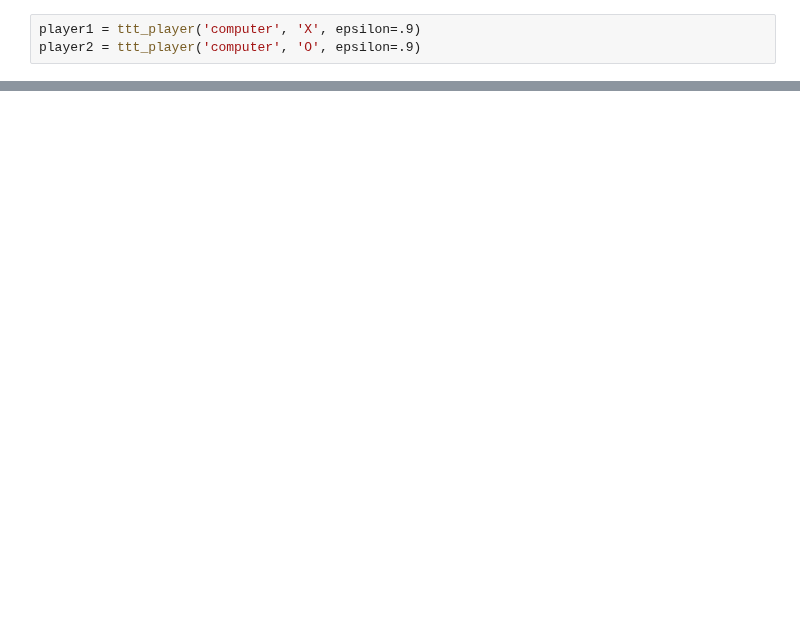
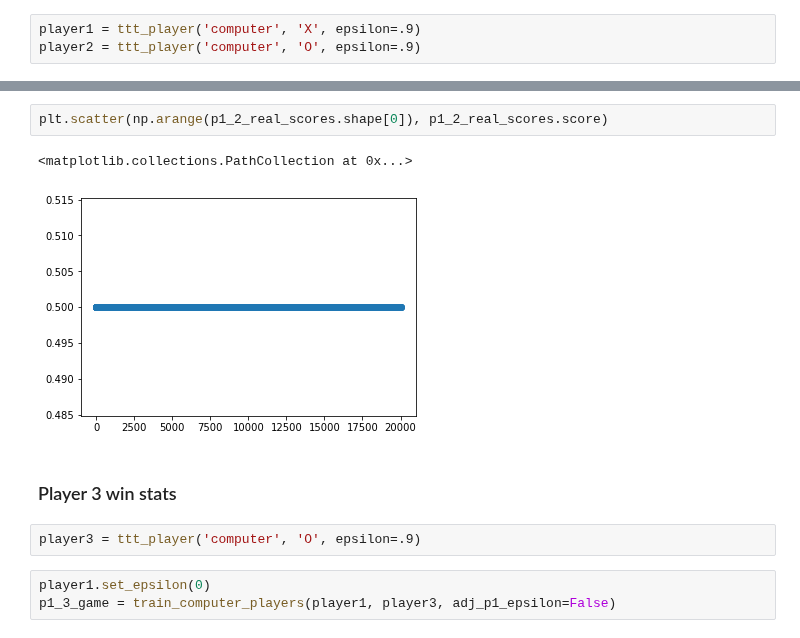
Before and after one commit to zeromh/tic_tac_toe_RI, a Jupyter notebook: tic_tac_toe_RL.ipynb, the cells around one changed output, grey strips where cells are left out. Cells and saved outputs as stored; diff of their text form; blank space fills up the shorter version.

```diff
--- a/tic_tac_toe_RL.ipynb
+++ b/tic_tac_toe_RL.ipynb
@@ -345,0 +460,12 @@ The game is a tie!
+# %%
+plt.scatter(np.arange(p1_2_real_scores.shape[0]), p1_2_real_scores.score)
+# %% [output]
+<matplotlib.collections.PathCollection at 0x...>
+[figure, added]
+# %% [markdown]
+### Player 3 win stats
+# %%
+player3 = ttt_player('computer', 'O', epsilon=.9)
+# %%
+player1.set_epsilon(0)
+p1_3_game = train_computer_players(player1, player3, adj_p1_epsilon=False)
```
Also changed, not shown: parts of 43 cells of this notebook.
